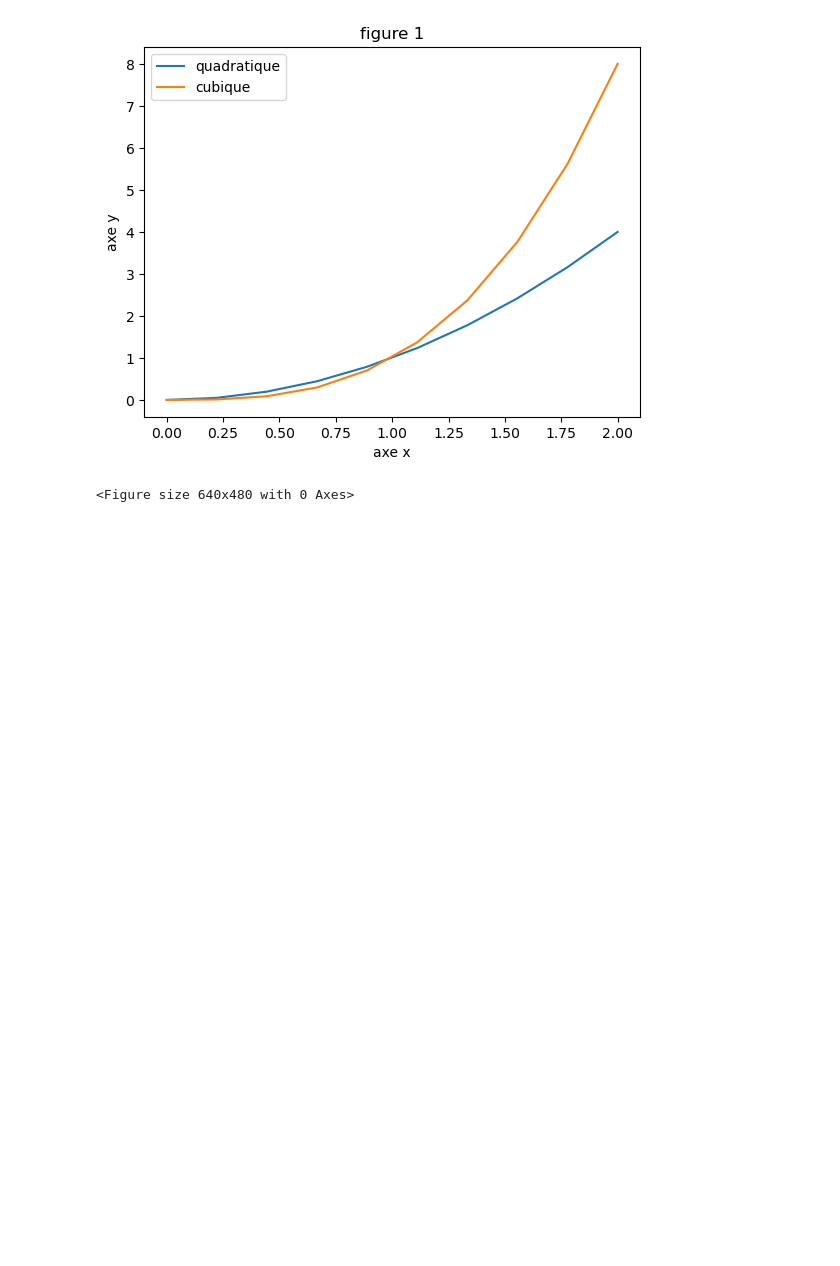
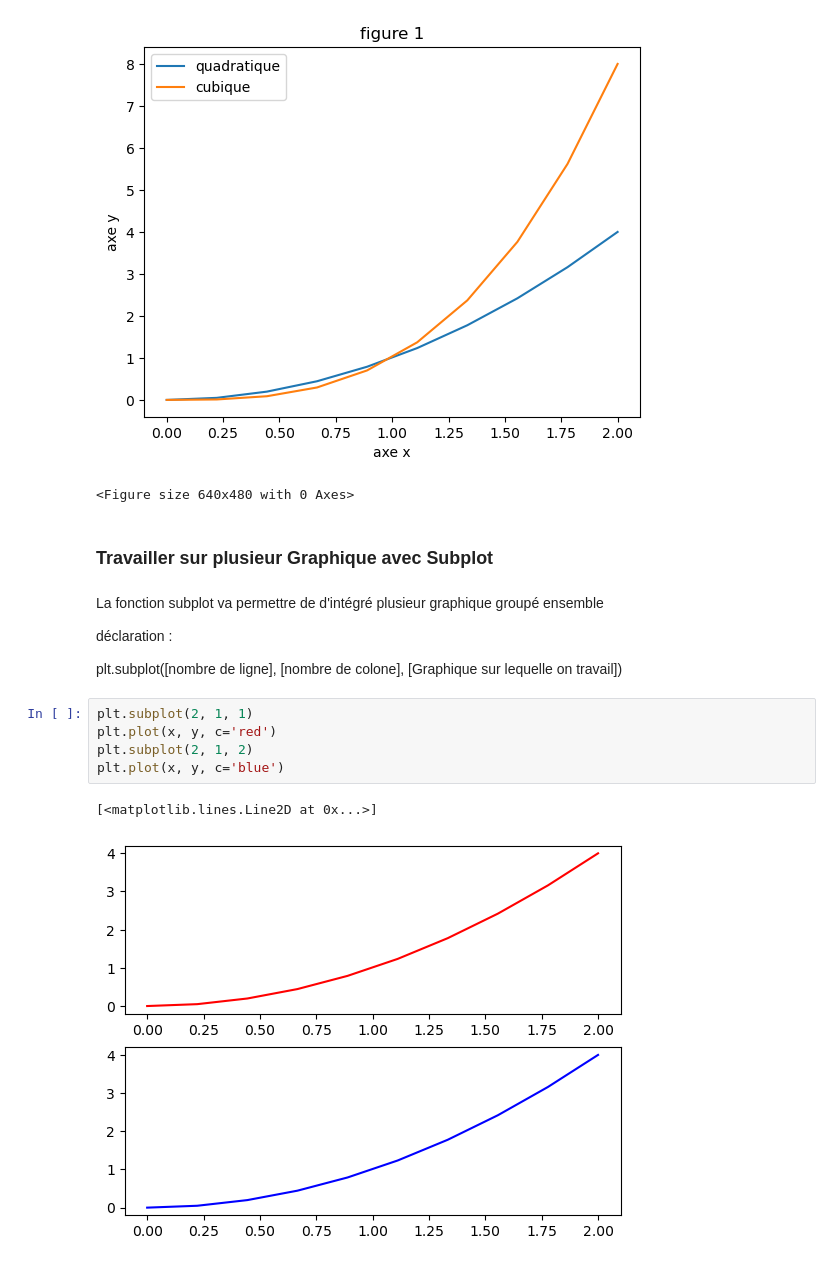
Before and after one commit to Sime-81/Deep_learning, a Jupyter notebook: Matplotlib_1.ipynb, the cells around one changed output. Drawn from its saved outputs; the diff is of its cells as text; blank space fills up the shorter version.

Commit message:
Fin du code documenté sur la première partie de Matplotlib

```diff
--- a/Matplotlib_1.ipynb
+++ b/Matplotlib_1.ipynb
@@ -102,3 +109,19 @@ plt.savefig('fig1.png')
 # %% [output]
 [figure]
 <Figure size 640x480 with 0 Axes>
+# %% [markdown]
+### Travailler sur plusieur Graphique avec Subplot
+# %% [markdown]
+La fonction subplot va permettre de d'intégré plusieur graphique groupé ensemble
+
+déclaration :
+
+plt.subplot([nombre de ligne], [nombre de colone], [Graphique sur lequelle on travail])
+# %%
+plt.subplot(2, 1, 1)
+plt.plot(x, y, c='red')
+plt.subplot(2, 1, 2)
+plt.plot(x, y, c='blue')
+# %% [output]
+[<matplotlib.lines.Line2D at 0x...>]
+[figure, added]
```
Also changed, not shown: parts of 18 cells of this notebook.
